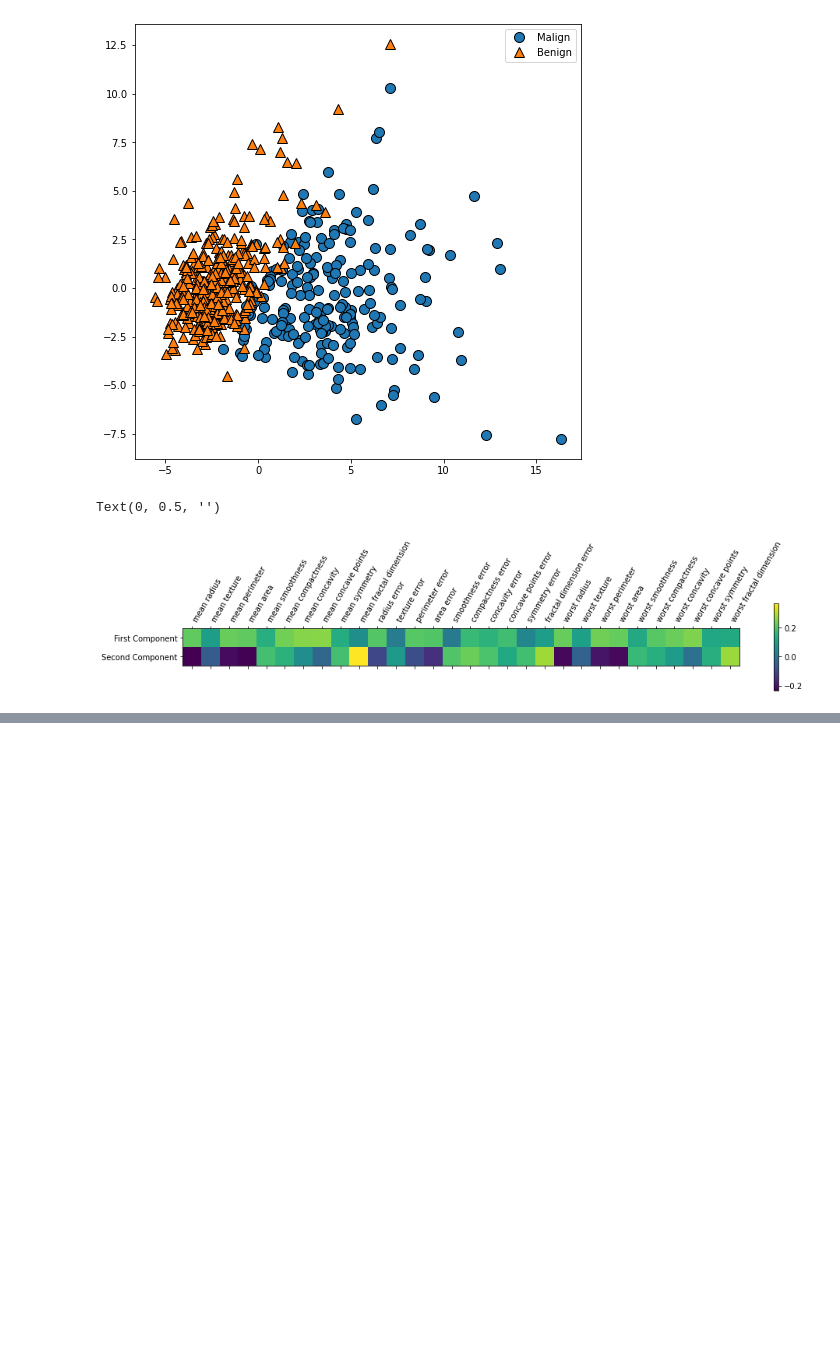
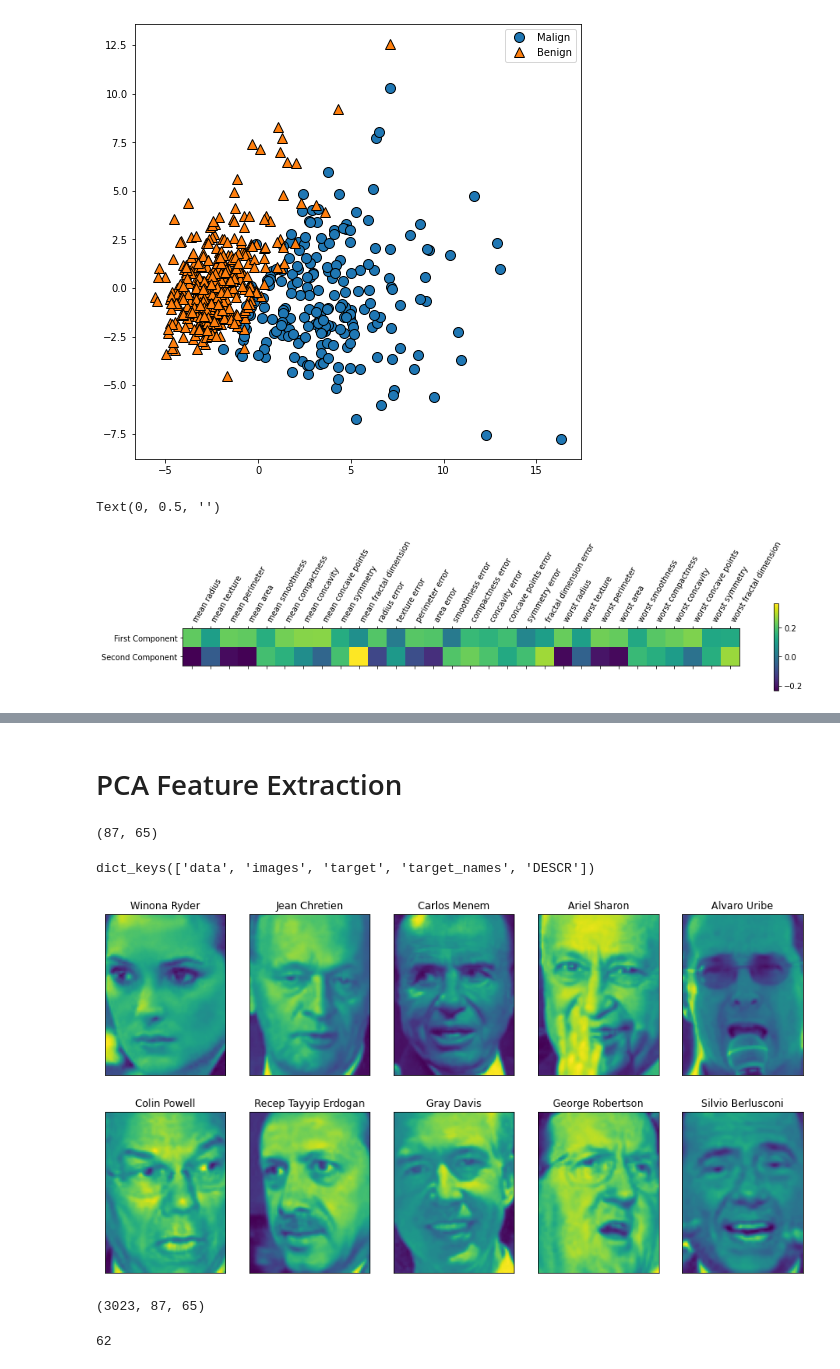
Before and after one commit to aashish-2096/Notebooks, a Jupyter notebook: Preprocessing.ipynb, the cells around one changed output, grey strips where cells are left out. Cells and saved outputs as stored; diff of their text form; code cells hidden in the pictures; blank space fills up the shorter version.

```diff
--- a/Preprocessing.ipynb
+++ b/Preprocessing.ipynb
@@ -190,0 +204,2 @@ Text(0, 0.5, '')
+# %% [markdown]
+#  PCA Feature Extraction
@@ -190,0 +208,26 @@ Text(0, 0.5, '')
+# %%
+faces  = fetch_lfw_people(min_faces_per_person=20,resize=0.7)
+# %%
+image_shape = faces.images[0].shape
+print(image_shape)
+# %% [output]
+(87, 65)
+# %%
+print(faces.keys())
+# %% [output]
+dict_keys(['data', 'images', 'target', 'target_names', 'DESCR'])
+# %%
+fig,axes = plt.subplots(2,5, figsize=(15,8),subplot_kw={'xticks':(),'yticks':()})
+for target, image,ax in zip(faces.target,faces.images,axes.ravel()):
+    ax.imshow(image)
+    ax.set_title(faces.target_names[target])
+# %% [output]
+[figure, added]
+# %%
+faces.images.shape
+# %% [output]
+(3023, 87, 65)
+# %%
+len(faces.target_names)
+# %% [output]
+62
```
Also changed, not shown: parts of 31 cells of this notebook.
